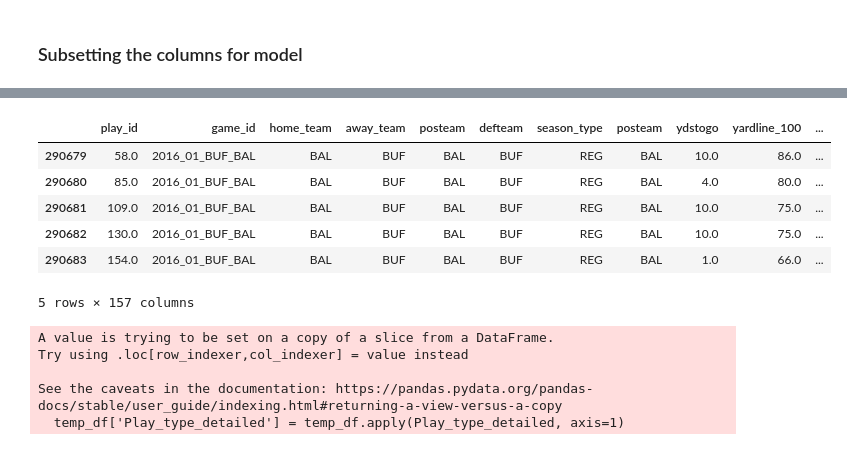
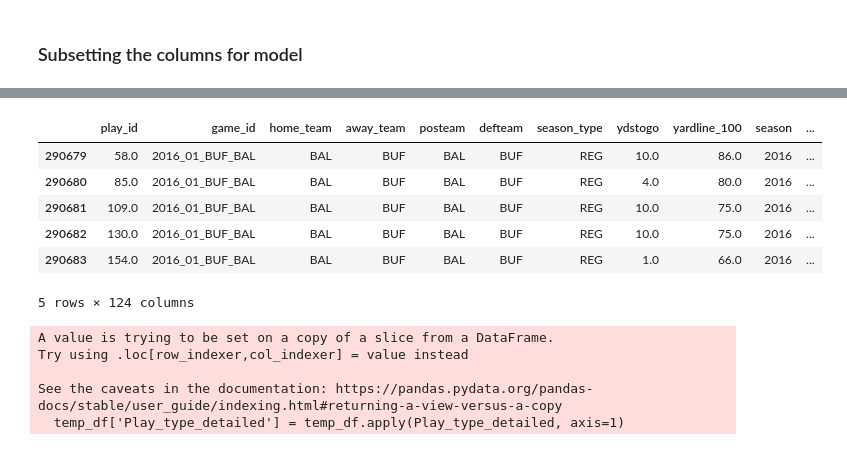
Before and after one commit to mchawla33/w210-capstone, a Jupyter notebook: notebooks/1st_down_Touch_Down_11062022_huggingFace.ipynb, the cells around one changed output, grey strips where cells are left out. Drawn from its saved outputs; the diff is of its cells as text; code cells hidden in the pictures.

Commit message:
fix first down and touchdown models

```diff
--- a/notebooks/1st_down_Touch_Down_11062022_huggingFace.ipynb
+++ b/notebooks/1st_down_Touch_Down_11062022_huggingFace.ipynb
@@ -687,7 +687,7 @@ nfl_df.head(5)
 ### Subsetting the columns for model
 # %%
 nfl_model_data = nfl_df[['play_id','game_id','home_team','away_team','posteam','defteam',
-                    'season_type','posteam','ydstogo','yardline_100','season',
+                    'season_type','ydstogo','yardline_100','season',
                     'game_seconds_remaining',
                     #scoring feilds
                     'score_differential','poss_differential_2','poss_differential_1', 'poss_differential_0','poss_differential_-1', 'poss_differential_-2',
@@ -711,36 +732,36 @@ Export_df = nfl_model_data.head(50)
 # %%
 # get dummy for offensive team
-temp_df = nfl_model_data[['posteam']]
-temp_df= pd.get_dummies(temp_df['posteam'], prefix='pos')
+temp_df_o = nfl_model_data[['posteam']]
+temp_df_o= pd.get_dummies(temp_df_o['posteam'], prefix='pos')
 #validation
 #temp_df_results.head(5)
-nfl_model_data = pd.concat([nfl_model_data, temp_df], axis=1)
+nfl_model_data = pd.concat([nfl_model_data, temp_df_o], axis=1)
 nfl_model_data.head(5)
 
 # get dummy for defensive team
-temp_df = nfl_model_data[['defteam']]
-temp_df= pd.get_dummies(temp_df['defteam'], prefix='def')
+temp_df_d = nfl_model_data[['defteam']]
+temp_df_d = pd.get_dummies(temp_df_d['defteam'], prefix='def')
 #validation
 #temp_df_results.head(5)
-nfl_model_data = pd.concat([nfl_model_data, temp_df], axis=1)
+nfl_model_data = pd.concat([nfl_model_data, temp_df_d], axis=1)
 nfl_model_data.head(5)
 
 # get dummy for year
 
-temp_df = nfl_model_data[['season']]
-temp_df= pd.get_dummies(temp_df['season'])
+temp_df_s = nfl_model_data[['season']]
+temp_df_s= pd.get_dummies(temp_df_s['season'])
 #validation
 #temp_df_results.head(5)
-nfl_model_data = pd.concat([nfl_model_data, temp_df], axis=1)
+nfl_model_data = pd.concat([nfl_model_data, temp_df_s], axis=1)
 nfl_model_data.head(5)
 # %% [output]
-|  | play_id | game_id | home_team | away_team | posteam | defteam | season_type | posteam | ydstogo | yardline_100 | ... |
-| 290679 | 58.0 | 2016_01_BUF_BAL | BAL | BUF | BAL | BUF | REG | BAL | 10.0 | 86.0 | ... |
-| 290680 | 85.0 | 2016_01_BUF_BAL | BAL | BUF | BAL | BUF | REG | BAL | 4.0 | 80.0 | ... |
-| 290681 | 109.0 | 2016_01_BUF_BAL | BAL | BUF | BAL | BUF | REG | BAL | 10.0 | 75.0 | ... |
-| 290682 | 130.0 | 2016_01_BUF_BAL | BAL | BUF | BAL | BUF | REG | BAL | 10.0 | 75.0 | ... |
-| 290683 | 154.0 | 2016_01_BUF_BAL | BAL | BUF | BAL | BUF | REG | BAL | 1.0 | 66.0 | ... |
+|  | play_id | game_id | home_team | away_team | posteam | defteam | season_type | ydstogo | yardline_100 | season | ... |
+| 290679 | 58.0 | 2016_01_BUF_BAL | BAL | BUF | BAL | BUF | REG | 10.0 | 86.0 | 2016 | ... |
+| 290680 | 85.0 | 2016_01_BUF_BAL | BAL | BUF | BAL | BUF | REG | 4.0 | 80.0 | 2016 | ... |
+| 290681 | 109.0 | 2016_01_BUF_BAL | BAL | BUF | BAL | BUF | REG | 10.0 | 75.0 | 2016 | ... |
+| 290682 | 130.0 | 2016_01_BUF_BAL | BAL | BUF | BAL | BUF | REG | 10.0 | 75.0 | 2016 | ... |
+| 290683 | 154.0 | 2016_01_BUF_BAL | BAL | BUF | BAL | BUF | REG | 1.0 | 66.0 | 2016 | ... |
-5 rows × 157 columns
+5 rows × 124 columns
 # %%
 # Creating more detailed pass & run categories
 temp_df = nfl_model_data[['PlayType_normalized','pass_location','pass_length', 'run_location','run_gap']]
```
Also changed, not shown: parts of 17 cells of this notebook, 3 other files.
